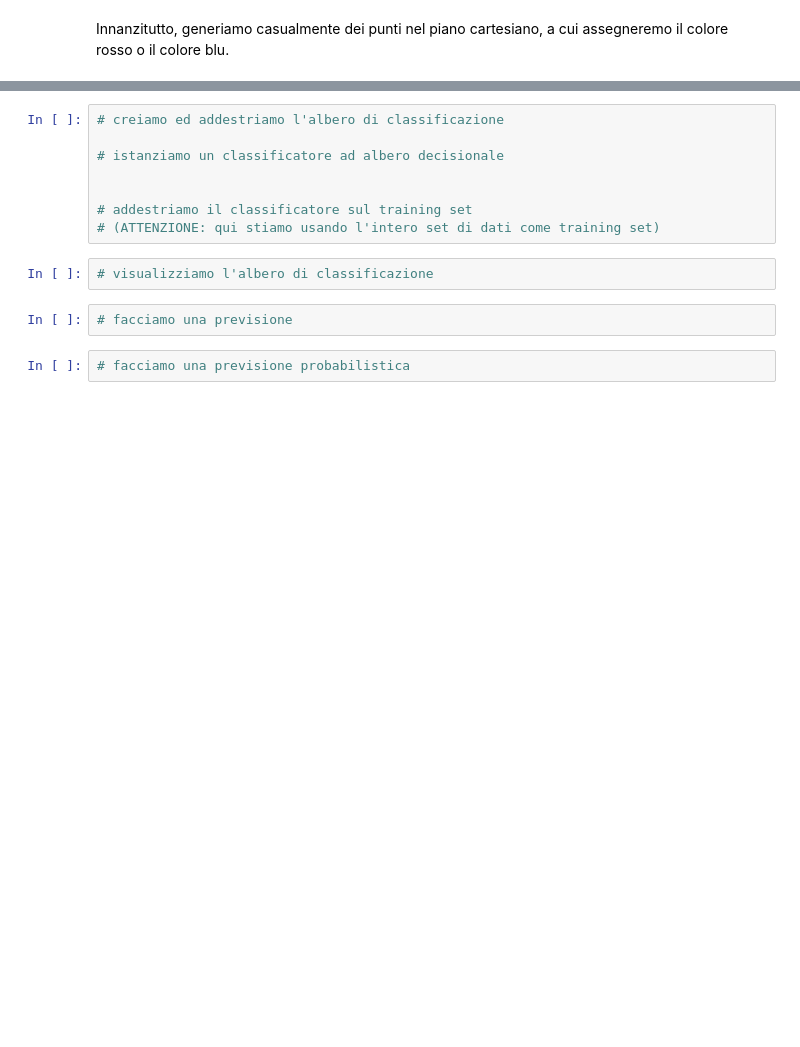
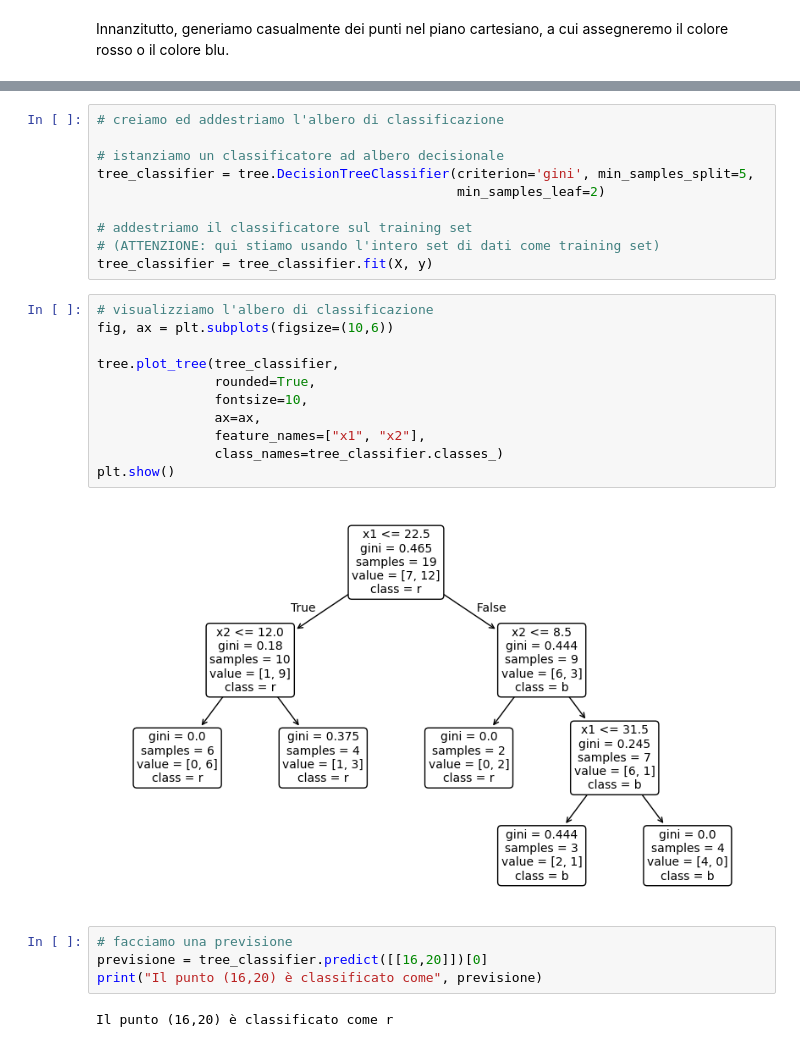
Before and after one commit to emamanni/AnalisiDeiDati_25-26, a Jupyter notebook: 16_CART.ipynb, the cells around one changed output, grey strips where cells are left out. Cells and saved outputs as stored; diff of their text form; blank space fills up the shorter version.

```diff
--- a/16_CART.ipynb
+++ b/16_CART.ipynb
@@ -14,13 +39,28 @@ Innanzitutto, generiamo casualmente dei punti nel piano cartesiano, a cui assegn
 # creiamo ed addestriamo l'albero di classificazione
 
 # istanziamo un classificatore ad albero decisionale
-
+tree_classifier = tree.DecisionTreeClassifier(criterion='gini', min_samples_split=5,
+                                              min_samples_leaf=2)
 
 # addestriamo il classificatore sul training set
 # (ATTENZIONE: qui stiamo usando l'intero set di dati come training set)
+tree_classifier = tree_classifier.fit(X, y)
-# %%
-# visualizziamo l'albero di classificazione
-# %%
-# facciamo una previsione
-# %%
-# facciamo una previsione probabilistica
+# %%
+# visualizziamo l'albero di classificazione
+fig, ax = plt.subplots(figsize=(10,6))
+
+tree.plot_tree(tree_classifier,
+               rounded=True,
+               fontsize=10,
+               ax=ax,
+               feature_names=["x1", "x2"],
+               class_names=tree_classifier.classes_)
+plt.show()
+# %% [output]
+[figure, added]
+# %%
+# facciamo una previsione
+previsione = tree_classifier.predict([[16,20]])[0]
+print("Il punto (16,20) è classificato come", previsione)
+# %% [output]
+Il punto (16,20) è classificato come r
```
Also changed, not shown: parts of 7 cells of this notebook.
